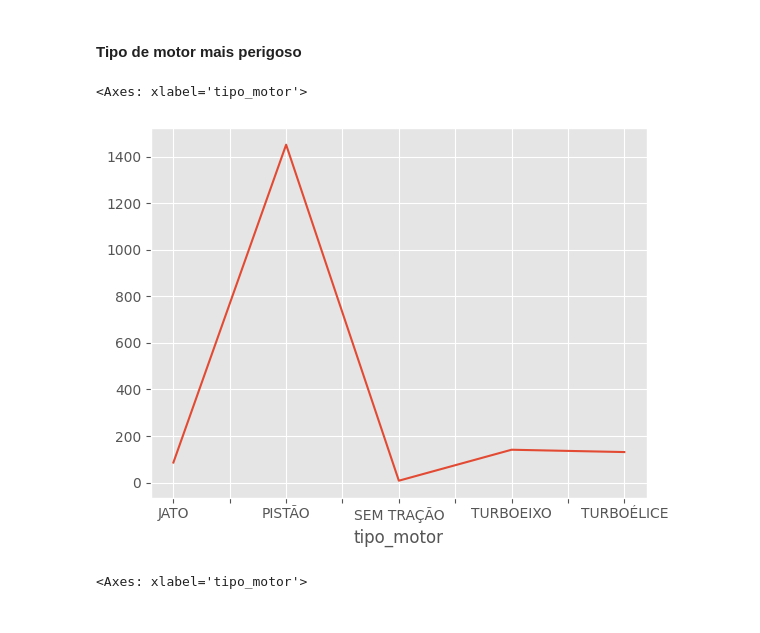
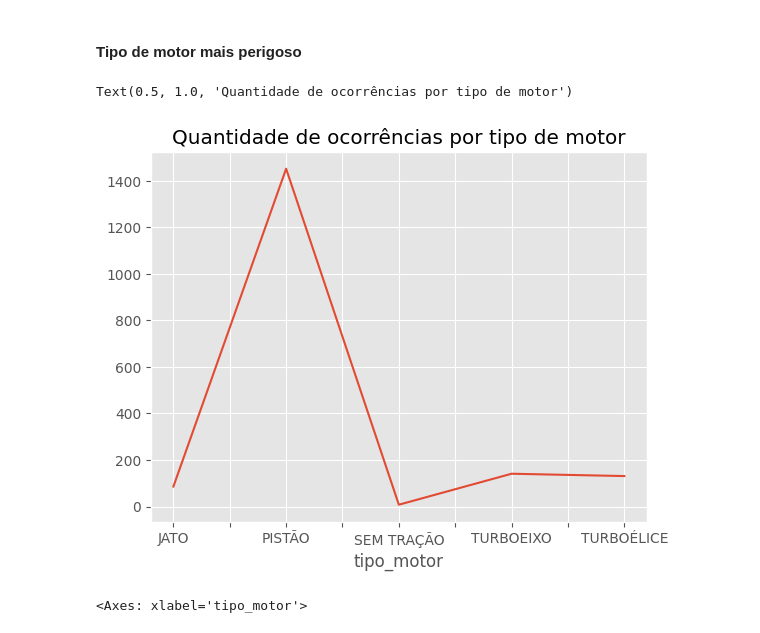
Before and after one commit to TgoPedrosa/ocorrencia-aviacao, a Jupyter notebook: Hypothesis.ipynb, the cells around one changed output. Cells and saved outputs as stored; diff of their text form; code cells hidden in the pictures.

```diff
--- a/Hypothesis.ipynb
+++ b/Hypothesis.ipynb
@@ -116,10 +116,10 @@ Porém os aviões de 2 motores possuem um número maior de assentos, quando faze
 df_group_type_engine = df.groupby('tipo_motor')['quantidade_fatalidades']
 # %%
 # Quantidade de ocorrência por tipo de motor
-df_group_type_engine.count().plot()
+df_group_type_engine.count().plot().set_title("Quantidade de ocorrências por tipo de motor")
 # %% [output]
-<Axes: xlabel='tipo_motor'>
+Text(0.5, 1.0, 'Quantidade de ocorrências por tipo de motor')
-[figure, old version]
+[figure, new version]
 # %%
 # Somatoria de fatalidades por tipo de motor
 df_group_type_engine.sum().plot()
```
Also changed, not shown: parts of 16 cells of this notebook, 1 other file.
